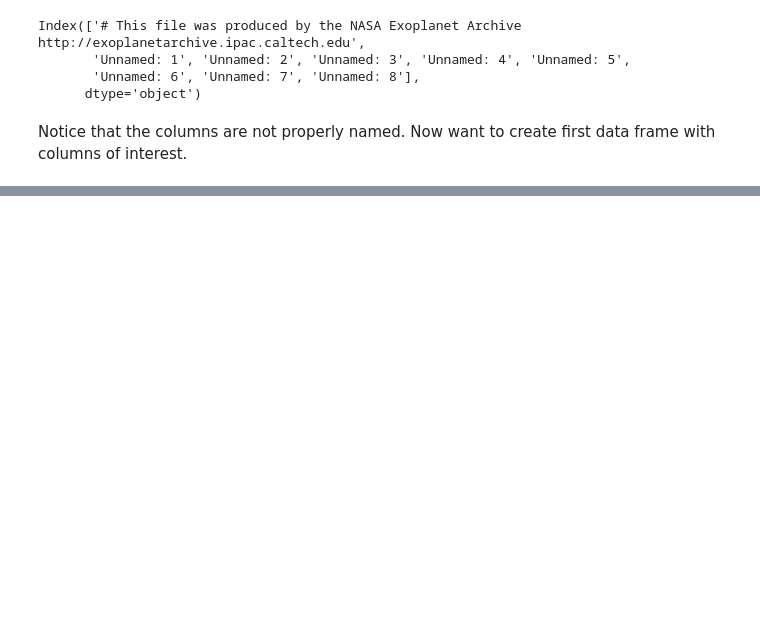
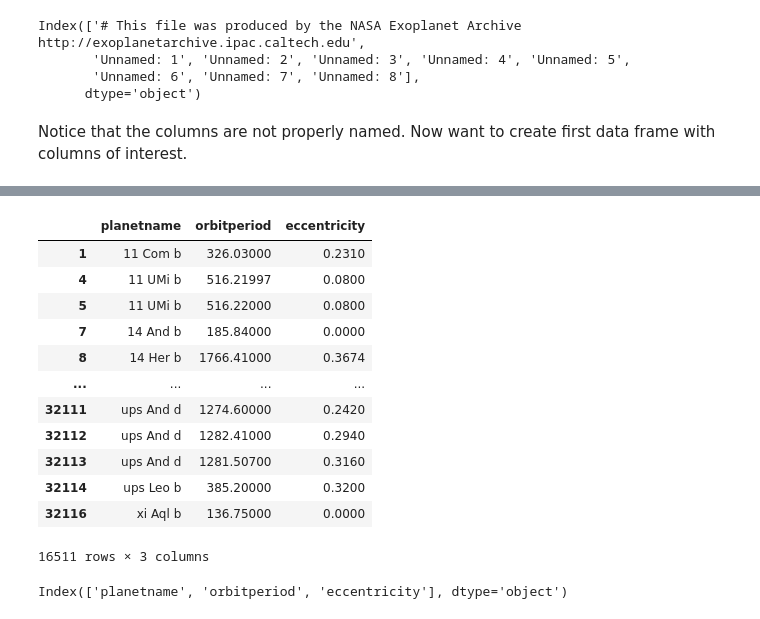
Before and after one commit to jbravo87/blog-projects, a Jupyter notebook: exoplanet_data_notebook.ipynb, the cells around one changed output, grey strips where cells are left out. Cells and saved outputs as stored; diff of their text form; code cells hidden in the pictures; blank space fills up the shorter version.

```diff
--- a/exoplanet_data_notebook.ipynb
+++ b/exoplanet_data_notebook.ipynb
@@ -62,0 +140,20 @@ raw_data
+# %%
+df2_1
+# %% [output]
+|  | planetname | orbitperiod | eccentricity |
+| 1 | 11 Com b | 326.03000 | 0.2310 |
+| 4 | 11 UMi b | 516.21997 | 0.0800 |
+| 5 | 11 UMi b | 516.22000 | 0.0800 |
+| 7 | 14 And b | 185.84000 | 0.0000 |
+| 8 | 14 Her b | 1766.41000 | 0.3674 |
+| ... | ... | ... | ... |
+| 32111 | ups And d | 1274.60000 | 0.2420 |
+| 32112 | ups And d | 1282.41000 | 0.2940 |
+| 32113 | ups And d | 1281.50700 | 0.3160 |
+| 32114 | ups Leo b | 385.20000 | 0.3200 |
+| 32116 | xi Aql b | 136.75000 | 0.0000 |
+16511 rows × 3 columns
+# %%
+df2_1.columns
+# %% [output]
+Index(['planetname', 'orbitperiod', 'eccentricity'], dtype='object')
```
Also changed, not shown: parts of 31 cells of this notebook.
